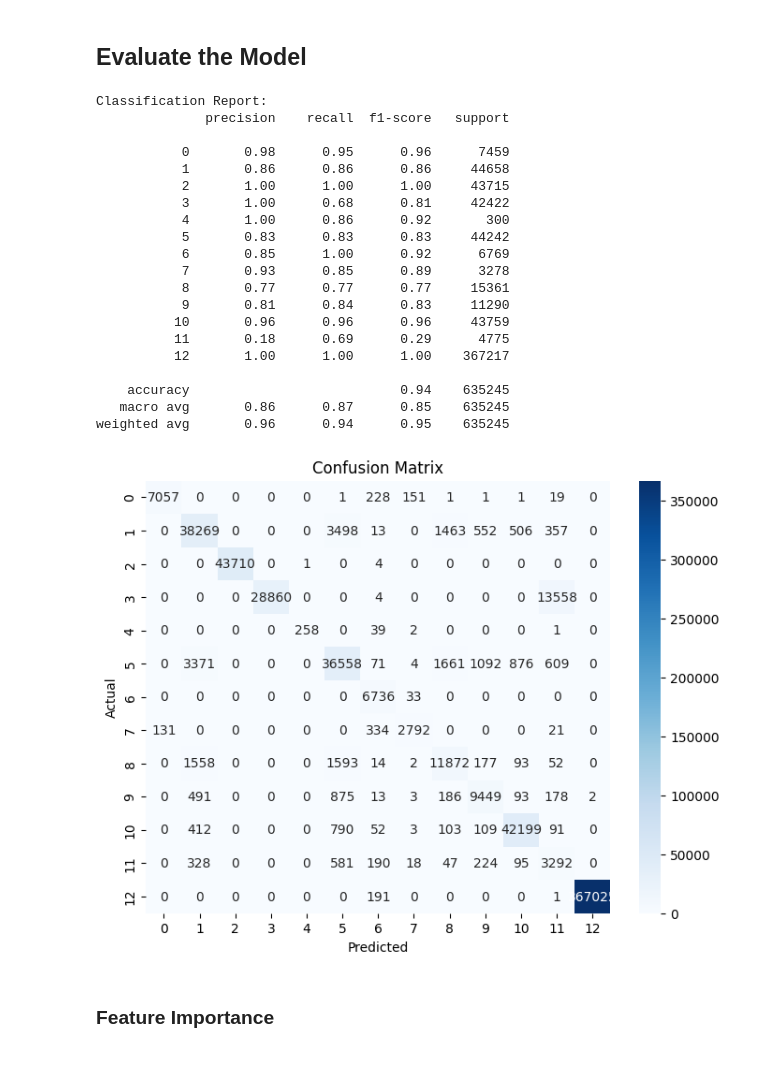
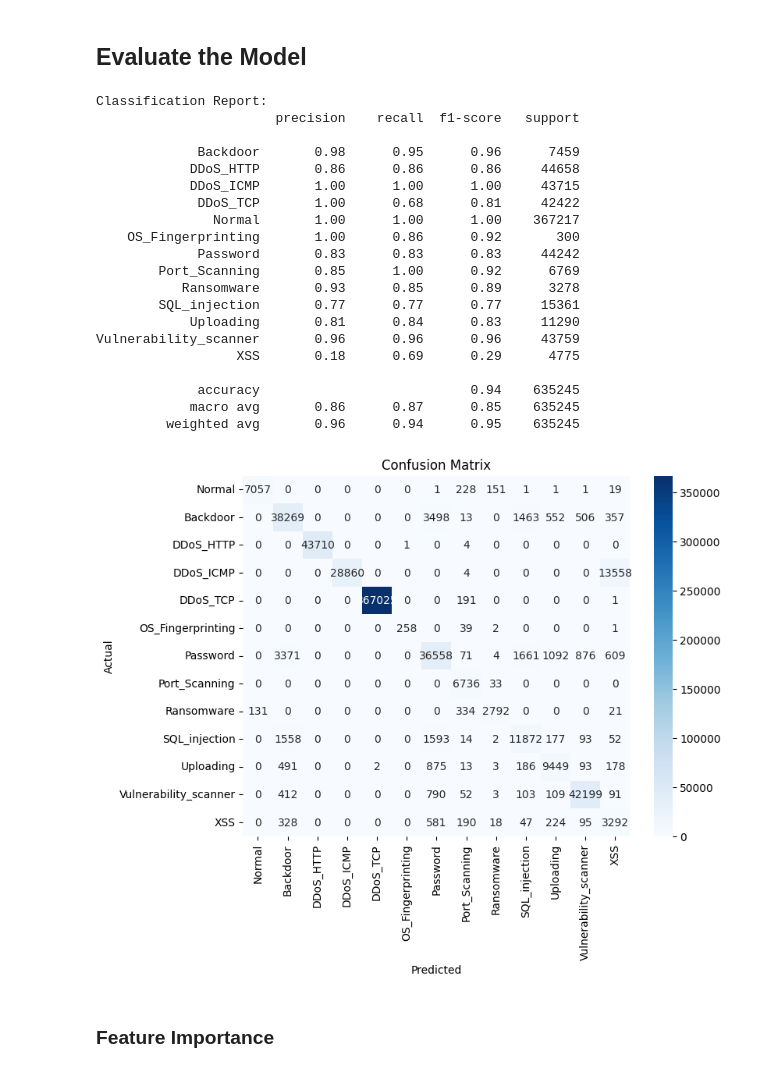
Before and after one commit to asstella/dsa4266, a Jupyter notebook: decision_tree.ipynb, the cells around one changed output. Saved outputs shown, nothing was run; the diff lists cells and outputs as text; code cells hidden in the pictures.

```diff
--- a/decision_tree.ipynb
+++ b/decision_tree.ipynb
@@ -61,49 +62,52 @@ model = joblib.load(MODEL_FILE)
 # %%
 import matplotlib.pyplot as plt
 import seaborn as sns
 from sklearn.metrics import classification_report, confusion_matrix
 
 # Predict on test data
 y_pred = model.predict(X_test)
 
+y_pred_raw = [reverse_type_mapping[y] for y in y_pred]
+y_test_raw = [reverse_type_mapping[y] for y in y_test["Attack_type"].values]
+
 # Print classification report with proper class names
 print("Classification Report:")
-print(classification_report(y_test, y_pred))
+print(classification_report(y_test_raw, y_pred_raw))
 
 # Print confusion matrix
-conf_mat = confusion_matrix(y_test, y_pred)
+conf_mat = confusion_matrix(y_test_raw, y_pred_raw)
 # print("Confusion Matrix:")
 # print(conf_mat)
 
 # Plot confusion matrix with proper class names
 plt.figure(figsize=(8, 6))
-sns.heatmap(conf_mat, annot=True, fmt='d', cmap='Blues')
+sns.heatmap(conf_mat, annot=True, fmt='d', cmap='Blues', xticklabels=type_mapping.keys(), yticklabels=type_mapping.keys())
 plt.xlabel('Predicted')
 plt.ylabel('Actual')
 plt.title('Confusion Matrix')
 plt.show()
 # %% [output]
 Classification Report:
-              precision    recall  f1-score   support
+                       precision    recall  f1-score   support
 
-           0       0.98      0.95      0.96      7459
-           1       0.86      0.86      0.86     44658
-           2       1.00      1.00      1.00     43715
-           3       1.00      0.68      0.81     42422
-           4       1.00      0.86      0.92       300
-           5       0.83      0.83      0.83     44242
-           6       0.85      1.00      0.92      6769
-           7       0.93      0.85      0.89      3278
-           8       0.77      0.77      0.77     15361
-           9       0.81      0.84      0.83     11290
-          10       0.96      0.96      0.96     43759
-          11       0.18      0.69      0.29      4775
-          12       1.00      1.00      1.00    367217
+             Backdoor       0.98      0.95      0.96      7459
+            DDoS_HTTP       0.86      0.86      0.86     44658
+            DDoS_ICMP       1.00      1.00      1.00     43715
+             DDoS_TCP       1.00      0.68      0.81     42422
+               Normal       1.00      1.00      1.00    367217
+    OS_Fingerprinting       1.00      0.86      0.92       300
+             Password       0.83      0.83      0.83     44242
+        Port_Scanning       0.85      1.00      0.92      6769
+           Ransomware       0.93      0.85      0.89      3278
+        SQL_injection       0.77      0.77      0.77     15361
+            Uploading       0.81      0.84      0.83     11290
+Vulnerability_scanner       0.96      0.96      0.96     43759
+                  XSS       0.18      0.69      0.29      4775
 
-    accuracy                           0.94    635245
-   macro avg       0.86      0.87      0.85    635245
-weighted avg       0.96      0.94      0.95    635245
+             accuracy                           0.94    635245
+            macro avg       0.86      0.87      0.85    635245
+         weighted avg       0.96      0.94      0.95    635245
-[figure, old version]
+[figure, new version]
 # %% [markdown]
 ### Feature Importance
 # %%
```
Also changed, not shown: parts of 2 cells of this notebook.
